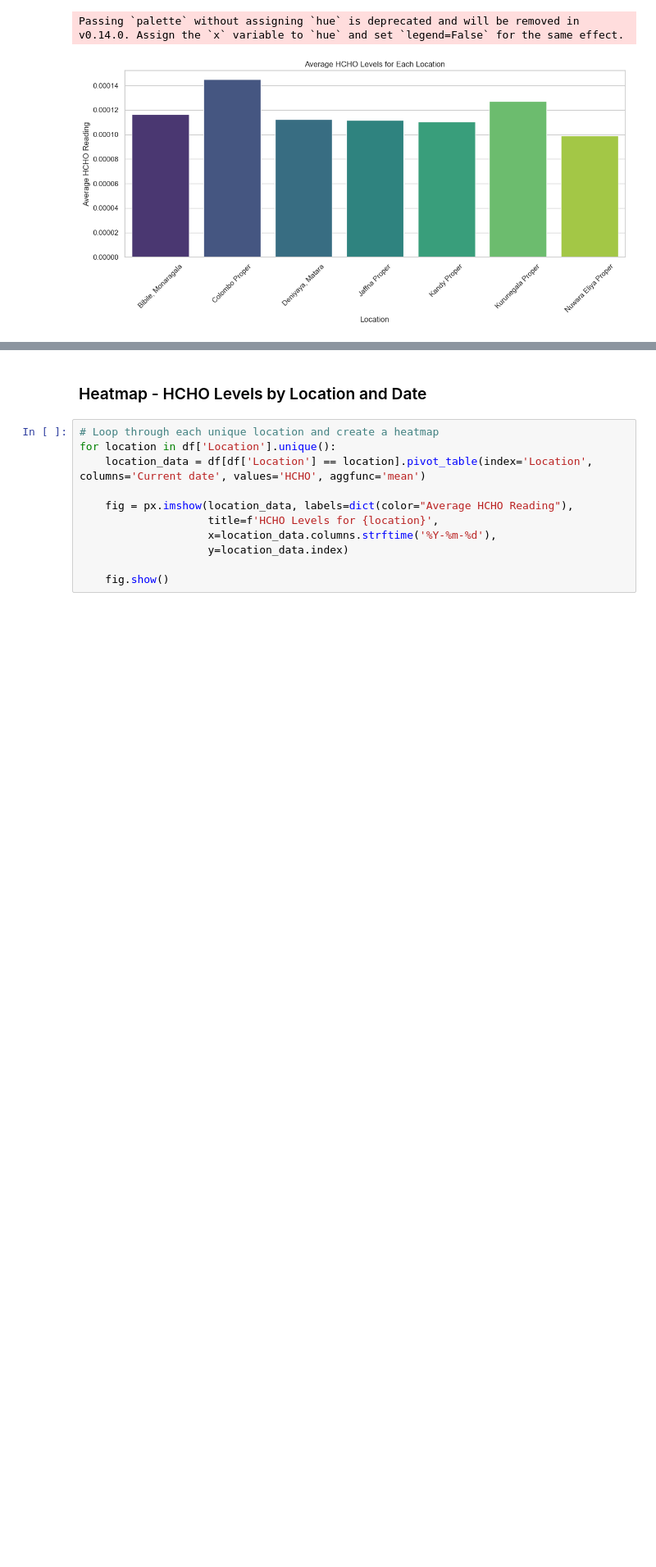
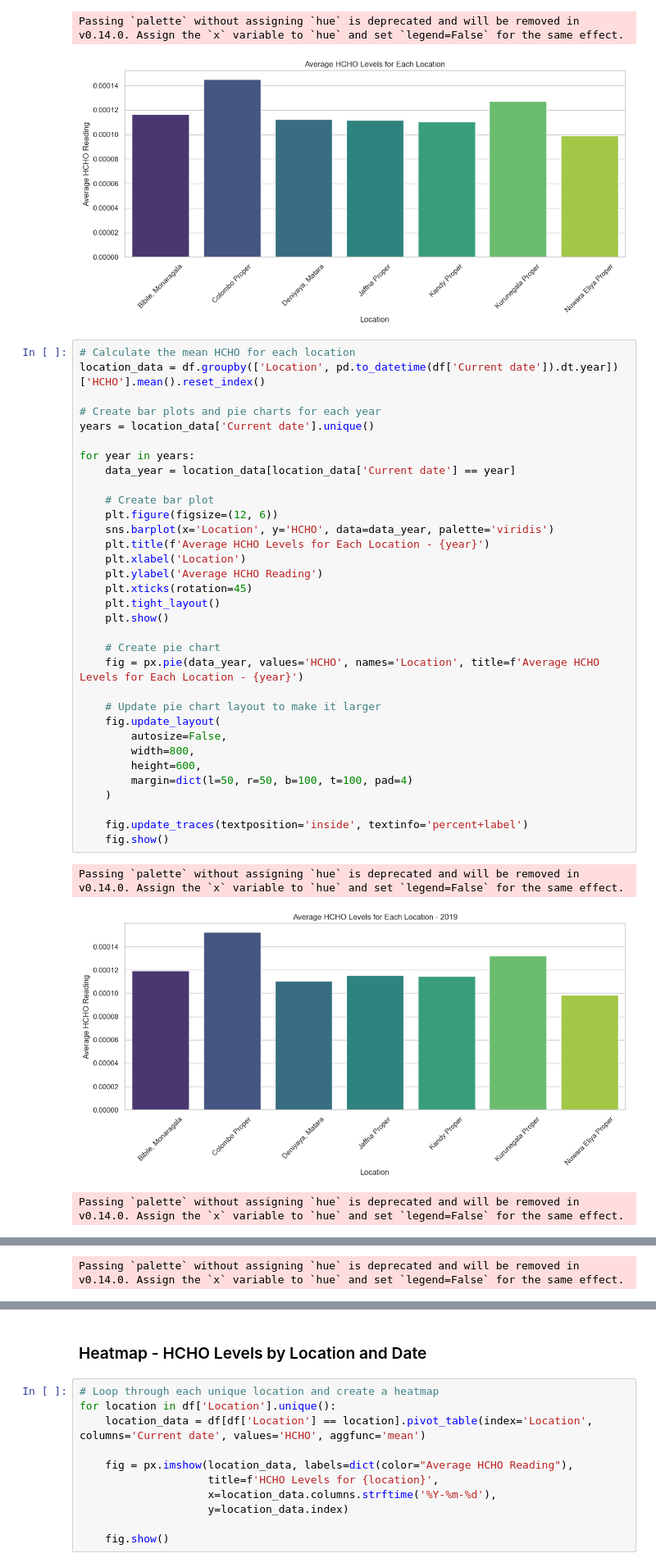
Before and after one commit to ChavinduDulaj/HCHO-Prediction-using-Data-Engineering, a Jupyter notebook: Spatio-Temporal_Analysis.ipynb, the cells around one changed output, grey strips where cells are left out. Shown at 82% size. Saved outputs shown, nothing was run; the diff lists cells and outputs as text; blank space fills up the shorter version.

```diff
--- a/Spatio-Temporal_Analysis.ipynb
+++ b/Spatio-Temporal_Analysis.ipynb
@@ -241,3 +258,40 @@ fig.show()
 # %% [output]
 Passing `palette` without assigning `hue` is deprecated and will be removed in v0.14.0. Assign the `x` variable to `hue` and set `legend=False` for the same effect.
 [figure]
+# %%
+# Calculate the mean HCHO for each location
+location_data = df.groupby(['Location', pd.to_datetime(df['Current date']).dt.year])['HCHO'].mean().reset_index()
+
+# Create bar plots and pie charts for each year
+years = location_data['Current date'].unique()
+
+for year in years:
+    data_year = location_data[location_data['Current date'] == year]
+
+    # Create bar plot
+    plt.figure(figsize=(12, 6))
+    sns.barplot(x='Location', y='HCHO', data=data_year, palette='viridis')
+    plt.title(f'Average HCHO Levels for Each Location - {year}')
+    plt.xlabel('Location')
+    plt.ylabel('Average HCHO Reading')
+    plt.xticks(rotation=45)
+    plt.tight_layout()
+    plt.show()
+
+    # Create pie chart
+    fig = px.pie(data_year, values='HCHO', names='Location', title=f'Average HCHO Levels for Each Location - {year}')
+
+    # Update pie chart layout to make it larger
+    fig.update_layout(
+        autosize=False,
+        width=800,
+        height=600,
+        margin=dict(l=50, r=50, b=100, t=100, pad=4)
+    )
+
+    fig.update_traces(textposition='inside', textinfo='percent+label')
+    fig.show()
+# %% [output]
+Passing `palette` without assigning `hue` is deprecated and will be removed in v0.14.0. Assign the `x` variable to `hue` and set `legend=False` for the same effect.
+[figure, added]
+Passing `palette` without assigning `hue` is deprecated and will be removed in v0.14.0. Assign the `x` variable to `hue` and set `legend=False` for the same effect.
@@ -243,0 +299 @@ Passing `palette` without assigning `hue` is deprecated and will be removed in v
+Passing `palette` without assigning `hue` is deprecated and will be removed in v0.14.0. Assign the `x` variable to `hue` and set `legend=False` for the same effect.
```
Also changed, not shown: parts of 5 cells of this notebook, 7 other files.
